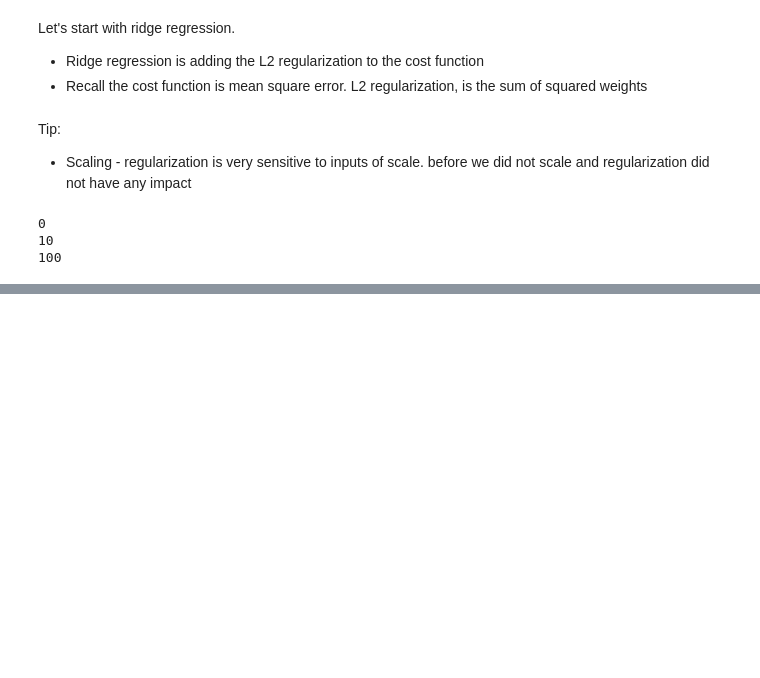
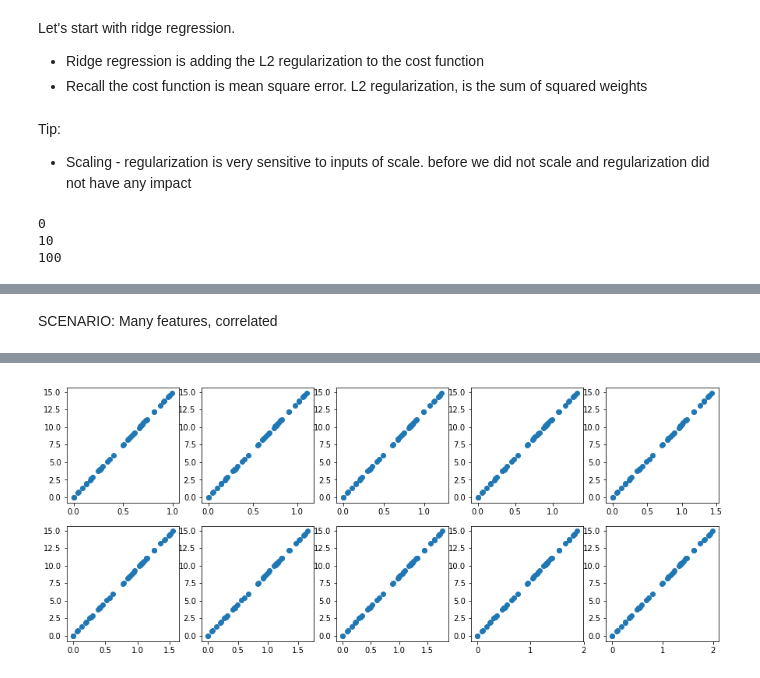
Before and after one commit to david-woo-instacart/kitt-playlabs, a Jupyter notebook: tutorials/ml/Regularization - Linear Regression.ipynb, the cells around one changed output, grey strips where cells are left out. Saved outputs shown, nothing was run; the diff lists cells and outputs as text; code cells hidden in the pictures; blank space fills up the shorter version.

```diff
--- a/tutorials/ml/Regularization - Linear Regression.ipynb
+++ b/tutorials/ml/Regularization - Linear Regression.ipynb
@@ -101,0 +287,76 @@ for counter,y_hat in enumerate(y_hat_list):
+# %% [markdown]
+SCENARIO: Many features, correlated
+# %%
+# Many features, correlated
+
+# See performance of each type of regression
+
+# Test cases
+
+# Many features relative to the number of samples
+# Say ratio is 5:1. 5 samples to 1 feature
+
+# Many features, not correlated
+# Say the features are decreasing in weights too. So towards the end, the features are less
+
+n_rows = 50
+n_features = 10
+
+x_raw = np.random.rand(n_rows,1)
+w = np.linspace(1,2,10)
+x = x_raw
+
+for feat in range(n_features-1):
+    x = np.concatenate((x,x_raw*w[feat+1]),axis = 1)
+
+print("x sample row",x[0])
+
+y = np.sum(x,axis=1)
+
+print("x shape",x_raw.shape)
+print("w shape",w.shape)
+print("w shape",x.shape)
+print("y shape",y.shape)
+
+# See the relationships between x and y
+
+# should be roughly linear about a line
+# this is actually quite cool to see. can seaborn plot multiple here
+# for now primitive
+
+#fig = plt.figure()
+nrows = 2
+ncols = 5
+fig, axs = plt.subplots(nrows,ncols, figsize=(15, 6), facecolor='w', edgecolor='k')
+
+axs = axs.ravel()
+
+for x_pos in range(x.shape[1]):
+
+    axs[x_pos-1].scatter(x[:,x_pos-1],y)
+
+
+# Now do the one that should have better performance
+# We should reduce features here since they are not correlated
+
+# Perform standardization here
+
+scale = StandardScaler().fit(x)
+x_norm = scale.transform(x)
+#fig = plt.figure()
+#plt.boxplot(np.mean(x_norm,axis=1))
+#fig = plt.figure()
+#plt.boxplot(np.mean(x,axis=1))
+
+# Lasso regression
+alpha = 1
+model = Lasso(alpha)
+model.fit(x,y)
+
+# Print coefficients of model
+# this is really good. Can see the lasso regression is dropping coefficients
+print("model coeff",model.coef_)
+
+# Performance metrics, only a 4% error which is really good
+print("MSE",mean_squared_error(y,model.predict(x)),mean_squared_error(y,model.predict(x))/np.mean(y)*100)
+# %% [output]
@@ -101,0 +372 @@ for counter,y_hat in enumerate(y_hat_list):
+[figure, added]
```
Also changed, not shown: parts of 18 cells of this notebook.
